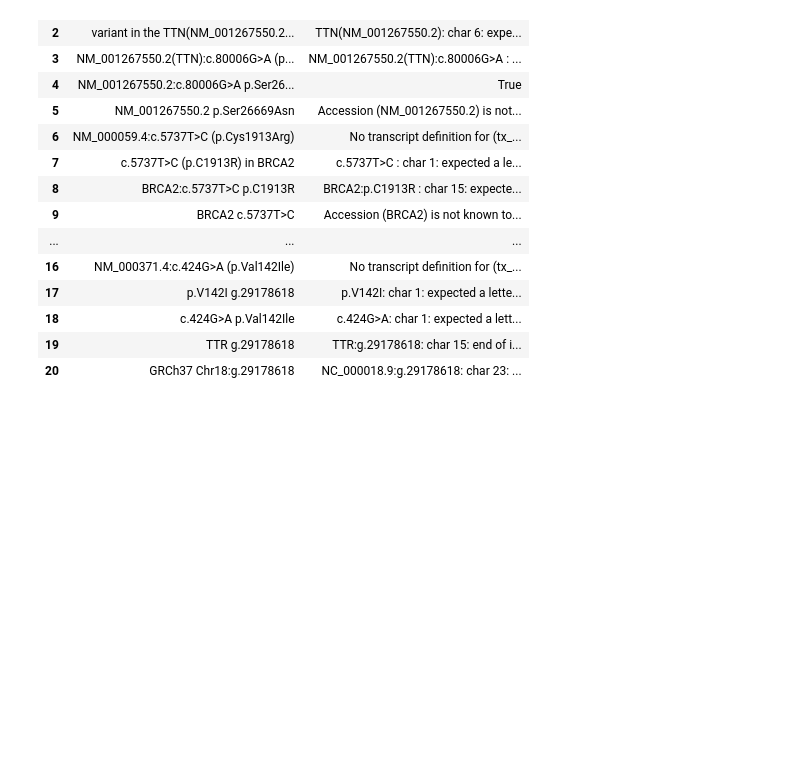
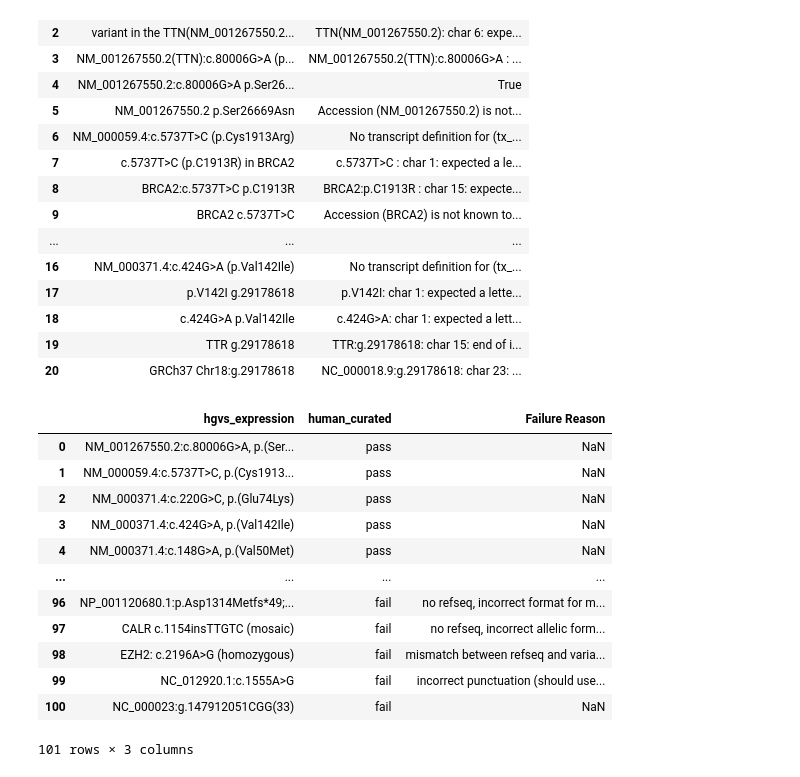
Before and after one commit to InformaticsGenomicMedicine/DraftCoreDataModel, a Jupyter notebook: notebooks/old_notebooks/hgvs_demo.ipynb, the cells around one changed output. Saved outputs shown, nothing was run; the diff lists cells and outputs as text; code cells hidden in the pictures; blank space fills up the shorter version.

```diff
--- a/notebooks/old_notebooks/hgvs_demo.ipynb
+++ b/notebooks/old_notebooks/hgvs_demo.ipynb
@@ -194,3 +194,36 @@ try:
         print('expression passed: {}'.format(hgvs))
 except HGVSError as e:
     print(e)
+# %%
+import pandas as pd
+import hgvs.parser
+import hgvs.dataproviders.uta
+import hgvs.validator
+from hgvs.exceptions import HGVSError
+
+# import sys
+# sys.path.append('..')
+
+hp = hgvs.parser.Parser()
+hdp = hgvs.dataproviders.uta.connect()
+vr = hgvs.validator.Validator(hdp=hdp)
+
+excel_file = '/Users/M278428/Documents/rf_lab_projects/DraftCoreDataModel/data/finaltestdata.xlsx'
+# %%
+input_data = pd.read_excel(excel_file)
+# %%
+input_data
+# %% [output]
+|  | hgvs_expression | human_curated | Failure Reason |
+| 0 | NM_001267550.2:c.80006G>A, p.(Ser... | pass | NaN |
+| 1 | NM_000059.4:c.5737T>C, p.(Cys1913... | pass | NaN |
+| 2 | NM_000371.4:c.220G>C, p.(Glu74Lys) | pass | NaN |
+| 3 | NM_000371.4:c.424G>A, p.(Val142Ile) | pass | NaN |
+| 4 | NM_000371.4:c.148G>A, p.(Val50Met) | pass | NaN |
+| ... | ... | ... | ... |
+| 96 | NP_001120680.1:p.Asp1314Metfs*49;... | fail | no refseq, incorrect format for m... |
+| 97 | CALR c.1154insTTGTC (mosaic) | fail | no refseq, incorrect allelic form... |
+| 98 | EZH2: c.2196A>G (homozygous) | fail | mismatch between refseq and varia... |
+| 99 | NC_012920.1:c.1555A>G | fail | incorrect punctuation (should use... |
+| 100 | NC_000023:g.147912051CGG(33) | fail | NaN |
+101 rows × 3 columns
```
Also changed, not shown: parts of 5 cells of this notebook, 2 other files.
